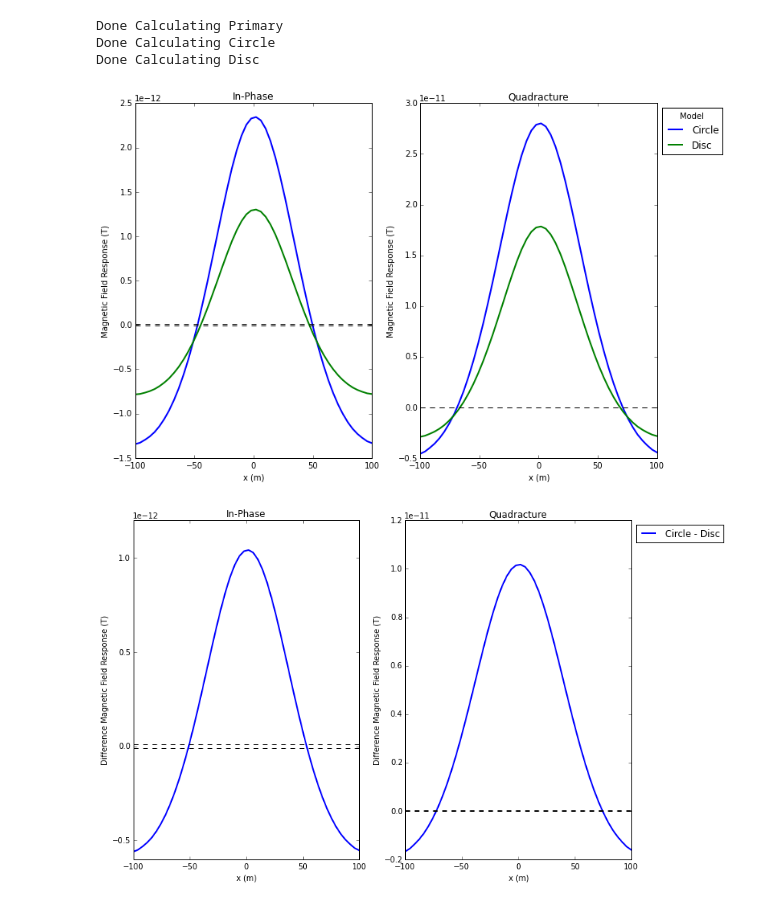
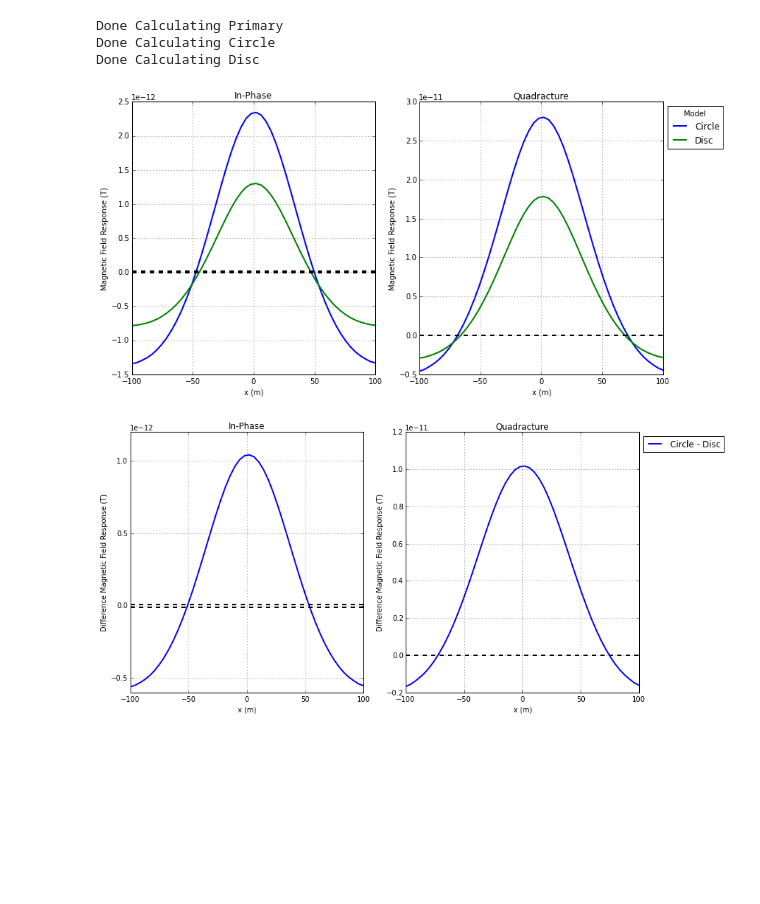
Before and after one commit to lheagy/Tutorials, a Jupyter notebook: PlateInCylindricalCoord.ipynb, the cells around one changed output. Cells and saved outputs as stored; diff of their text form; code cells hidden in the pictures; blank space fills up the shorter version.

Commit message:
Added grid to plots

```diff
--- a/PlateInCylindricalCoord.ipynb
+++ b/PlateInCylindricalCoord.ipynb
@@ -188,38 +186,42 @@ Done Calculating Primary
 Done Calculating Circle
 Done Calculating Disc
 # %%
-plt.figure(figsize=(10,7))
+plt.figure(figsize=(11,6))
 plt.subplot(121)
 plt.plot(rxz,dCircleI-dPrimaryI,rxz,dDiscI-dPrimaryI,linewidth=2)
-plt.plot(rxz,flr*np.ones(rxz.shape),'--k', rxz,-flr*np.ones(rxz.shape),'--k')
+plt.plot(rxz,flr*np.ones(rxz.shape),'--k', rxz,-flr*np.ones(rxz.shape),'--k',linewidth=2)
+plt.grid(which='both')
 plt.title('In-Phase')
 plt.ylabel('Magnetic Field Response (T)')
 plt.xlabel('x (m)')
 
 plt.subplot(122)
 plt.plot(rxz,dCircleQ-dPrimaryQ,rxz,dDiscQ-dPrimaryQ,linewidth=2)
-plt.plot(rxz,flr*np.ones(rxz.shape),'--k', rxz,-flr*np.ones(rxz.shape),'--k')
+plt.plot(rxz,flr*np.ones(rxz.shape),'--k', rxz,-flr*np.ones(rxz.shape),'--k',linewidth=2)
+plt.grid(which='both')
 plt.title('Quadracture')
 plt.legend(['Circle','Disc'],loc=2, bbox_to_anchor = (1.0, 1.0),title='Model')
 plt.ylabel('Magnetic Field Response (T)')
 plt.xlabel('x (m)')
 
 plt.tight_layout()
 plt.show()
 # %% [output]
-[figure, old version]
+[figure, new version]
 # %%
-plt.figure(figsize=(10,7))
+plt.figure(figsize=(11,6))
 plt.subplot(121)
 plt.plot(rxz,dCircleI-dDiscI,linewidth=2)
-plt.plot(rxz,flr*np.ones(rxz.shape),'--k', rxz,-flr*np.ones(rxz.shape),'--k')
+plt.plot(rxz,flr*np.ones(rxz.shape),'--k', rxz,-flr*np.ones(rxz.shape),'--k',linewidth=2)
+plt.grid(which='both')
 plt.title('In-Phase')
 plt.ylabel('Difference Magnetic Field Response (T)')
 plt.xlabel('x (m)')
 
 plt.subplot(122)
 plt.plot(rxz,dCircleQ-dDiscQ,linewidth=2)
-plt.plot(rxz,flr*np.ones(rxz.shape),'--k', rxz,-flr*np.ones(rxz.shape),'--k')
+plt.plot(rxz,flr*np.ones(rxz.shape),'--k', rxz,-flr*np.ones(rxz.shape),'--k',linewidth=2)
+plt.grid(which='both')
 plt.title('Quadracture')
 plt.legend(['Circle - Disc'],loc=2, bbox_to_anchor = (1.0, 1.0))
 plt.ylabel('Difference Magnetic Field Response (T)')
@@ -228,5 +230,5 @@ plt.xlabel('x (m)')
 plt.tight_layout()
 plt.show()
 # %% [output]
-[figure, old version]
+[figure, new version]
 # %%
```
Also changed, not shown: parts of 2 cells of this notebook.
